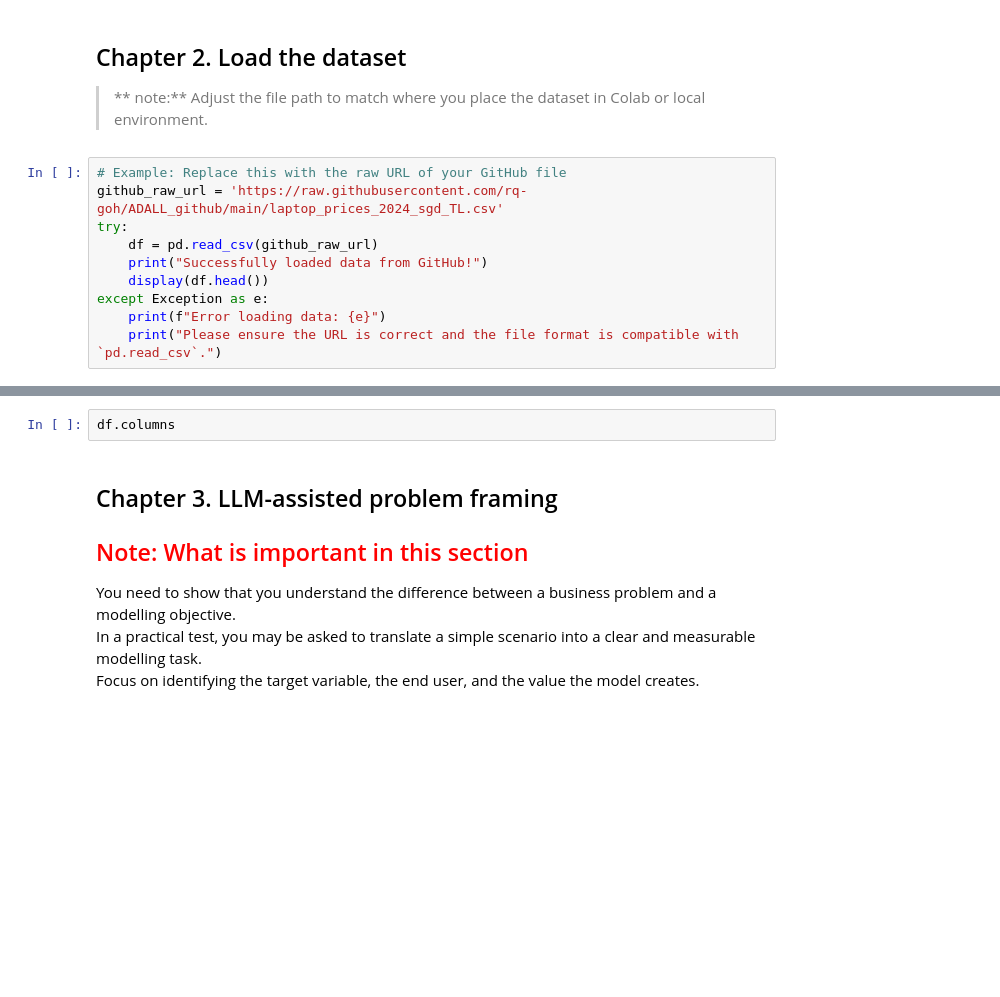
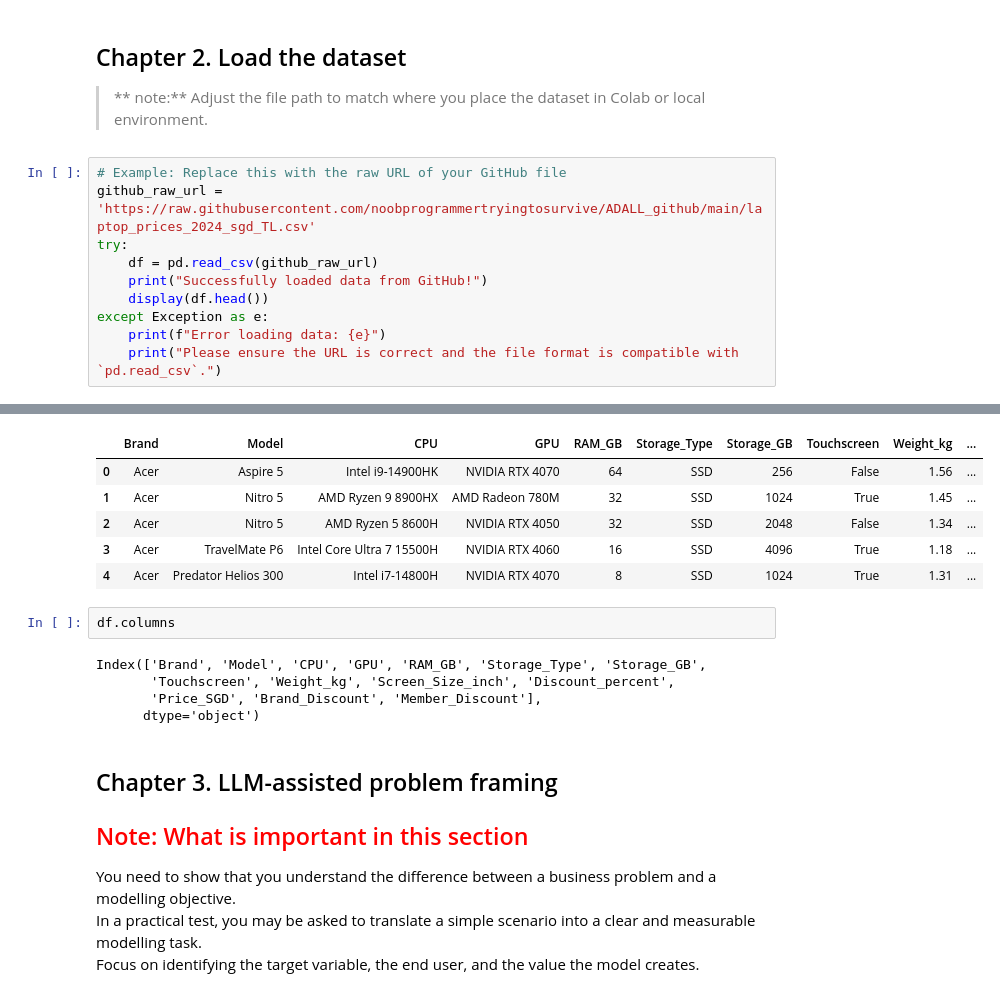
Before and after one commit to noobprogrammertryingtosurvive/ADALL_github, a Jupyter notebook: Week 3_ADALL_Preparing_and_Modelling.ipynb, the cells around one changed output, grey strips where cells are left out. Cells and saved outputs as stored; diff of their text form; blank space fills up the shorter version.

```diff
--- a/Week 3_ADALL_Preparing_and_Modelling.ipynb
+++ b/Week 3_ADALL_Preparing_and_Modelling.ipynb
@@ -86,7 +86,7 @@ import xgboost as xgb
 > ** note:** Adjust the file path to match where you place the dataset in Colab or local environment.
 # %%
 # Example: Replace this with the raw URL of your GitHub file
-github_raw_url = 'https://raw.githubusercontent.com/rq-goh/ADALL_github/main/laptop_prices_2024_sgd_TL.csv'
+github_raw_url = 'https://raw.githubusercontent.com/noobprogrammertryingtosurvive/ADALL_github/main/laptop_prices_2024_sgd_TL.csv'
 try:
     df = pd.read_csv(github_raw_url)
     print("Successfully loaded data from GitHub!")
@@ -94,3 +94,4 @@ try:
 except Exception as e:
     print(f"Error loading data: {e}")
     print("Please ensure the URL is correct and the file format is compatible with `pd.read_csv`.")
+# %% [output]
@@ -97,5 +99,16 @@ except Exception as e:
+|  | Brand | Model | CPU | GPU | RAM_GB | Storage_Type | Storage_GB | Touchscreen | Weight_kg | ... |
+| 0 | Acer | Aspire 5 | Intel i9-14900HK | NVIDIA RTX 4070 | 64 | SSD | 256 | False | 1.56 | ... |
+| 1 | Acer | Nitro 5 | AMD Ryzen 9 8900HX | AMD Radeon 780M | 32 | SSD | 1024 | True | 1.45 | ... |
+| 2 | Acer | Nitro 5 | AMD Ryzen 5 8600H | NVIDIA RTX 4050 | 32 | SSD | 2048 | False | 1.34 | ... |
+| 3 | Acer | TravelMate P6 | Intel Core Ultra 7 15500H | NVIDIA RTX 4060 | 16 | SSD | 4096 | True | 1.18 | ... |
+| 4 | Acer | Predator Helios 300 | Intel i7-14800H | NVIDIA RTX 4070 | 8 | SSD | 1024 | True | 1.31 | ... |
 # %%
 df.columns
+# %% [output]
+Index(['Brand', 'Model', 'CPU', 'GPU', 'RAM_GB', 'Storage_Type', 'Storage_GB',
+       'Touchscreen', 'Weight_kg', 'Screen_Size_inch', 'Discount_percent',
+       'Price_SGD', 'Brand_Discount', 'Member_Discount'],
+      dtype='object')
 # %% [markdown]
 ## Chapter 3. LLM-assisted problem framing
 
```
Also changed, not shown: parts of 11 cells of this notebook.
